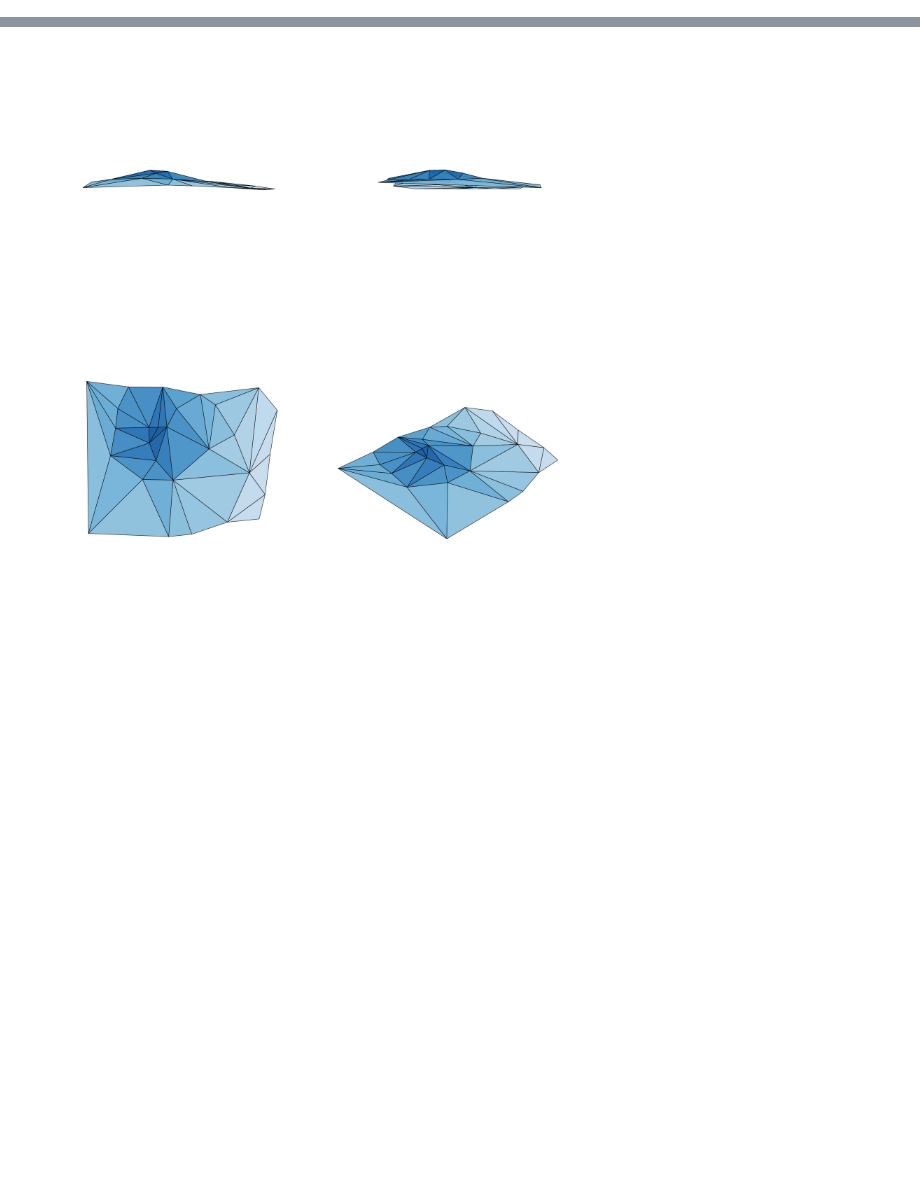
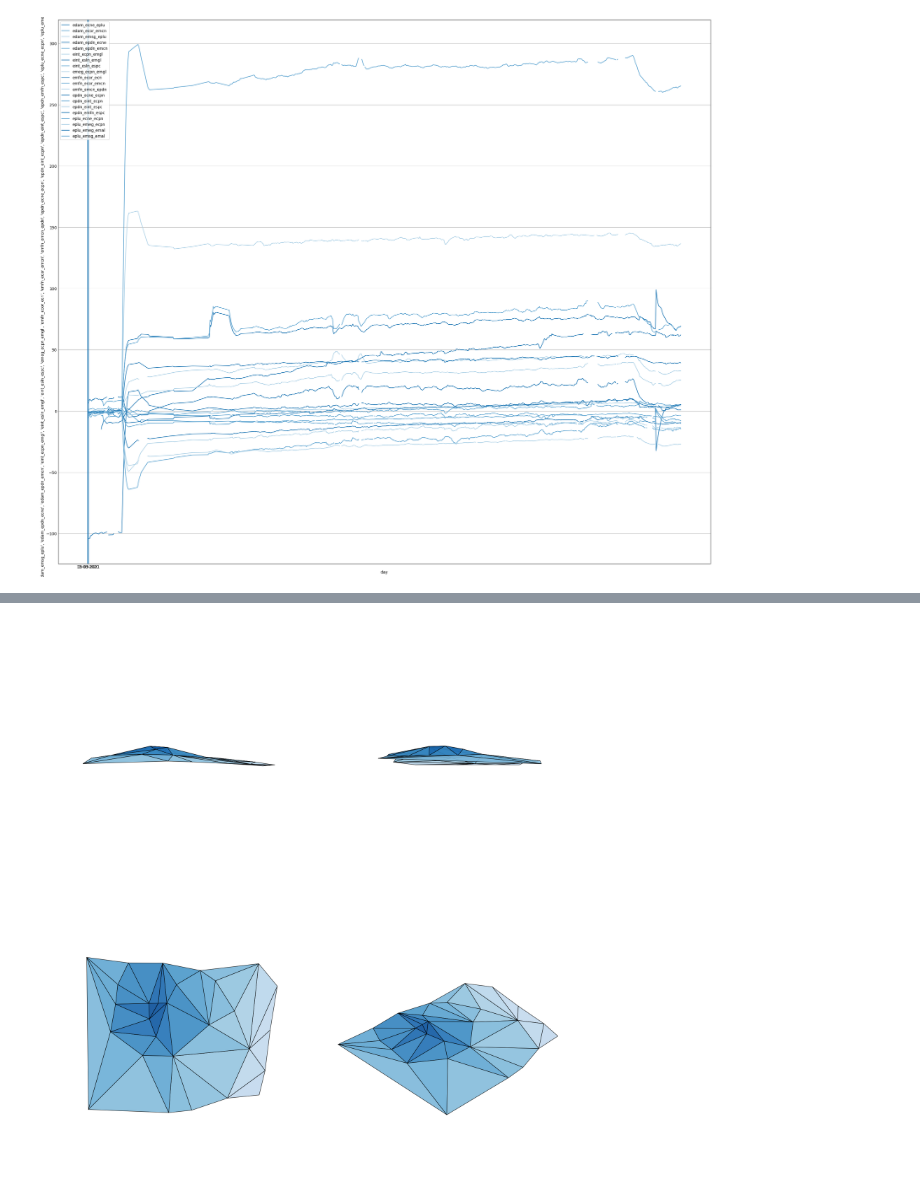
Before and after one commit to francescopandolfo/TESI_LM32, a Jupyter notebook: tesi_pandolfo_UI.ipynb, the cells around one changed output, grey strips where cells are left out. Saved outputs shown, nothing was run; the diff lists cells and outputs as text; code cells hidden in the pictures; blank space fills up the shorter version.

Commit message:
inserimento occorrenze fontane di lava

```diff
--- a/tesi_pandolfo_UI.ipynb
+++ b/tesi_pandolfo_UI.ipynb
@@ -91,3 +98,34 @@ See the caveats in the documentation: https://pandas.pydata.org/pandas-docs/stab
+# %%
+df.plot(figsize=(24,20))
+plt.xlabel('day')
+plt.ylabel(['edam_ecne_eplu',
+                     'edam_ecor_emcn',
+                     'edam_emsg_eplu',
+                     'edam_epdn_ecne',
+                     'edam_epdn_emcn',
+                     'eint_ecpn_emgl',
+                     'eint_esln_emgl',
+                     'eint_esln_espc',
+                     'emeg_ecpn_emgl',
+                     'emfn_ecor_ecri',
+                     'emfn_ecor_emcn',
+                     'emfn_emcn_epdn',
+                     'epdn_ecne_ecpn',
+                     'epdn_eint_ecpn',
+                     'epdn_eint_espc',
+                     'epdn_emfn_espc',
+                     'eplu_ecne_ecpn',
+                     'eplu_emeg_ecpn',
+                     'eplu_emeg_emal',
+                     'eplu_emsg_emal'])
+
+fontane = ["11-08-2020", "05-03-2021"]
+for f in fontane:
+    plt.axvline(x=f)
+
+plt.show()
+# %% [output]
+[figure, added]
 # %%
 df1.plot(x='day', y=['edam_ecne_eplu',
                      'edam_ecor_emcn',
```
Also changed, not shown: parts of 3 cells of this notebook.
